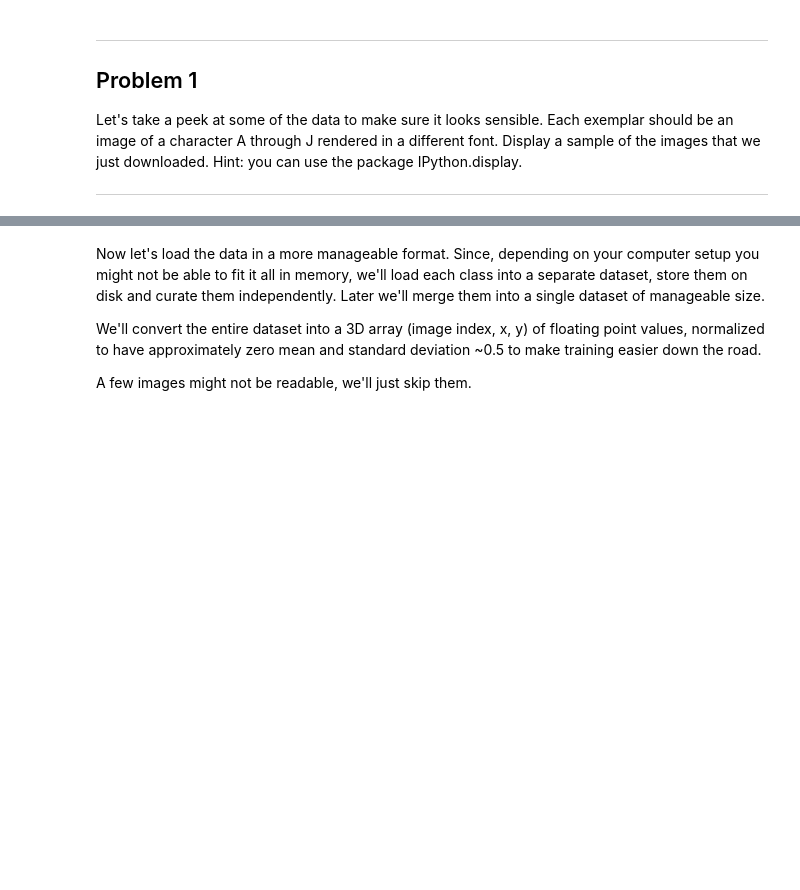
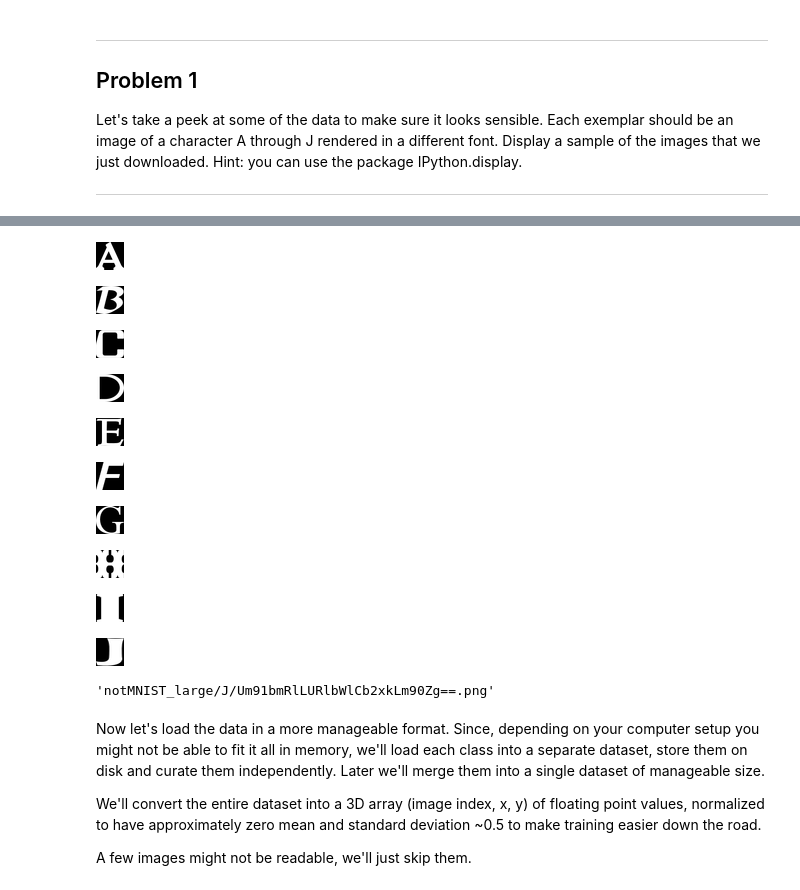
Before and after one commit to Singhalingh/tensorflow, a Jupyter notebook: tensorflow/examples/udacity/1_notmnist.ipynb, the cells around one changed output, grey strips where cells are left out. Drawn from its saved outputs; the diff is of its cells as text; code cells hidden in the pictures; blank space fills up the shorter version.

```diff
--- a/tensorflow/examples/udacity/1_notmnist.ipynb
+++ b/tensorflow/examples/udacity/1_notmnist.ipynb
@@ -112,3 +129,29 @@ Let's take a peek at some of the data to make sure it looks sensible. Each exemp
+# %%
+import os, random
+dir_name = "notMNIST_large"
+folder_names = ["A", "B", "C", "D", "E", "F", "G", "H", "I", "J"]
+for folder in folder_names:
+    im_name = random.choice(os.listdir(dir_name + "/" + folder))
+    im_file = dir_name + "/" + folder + "/" + im_name
+    display(Image(filename=im_file))
+# %% [output]
+[figure, added]
+[figure, added]
+[figure, added]
+[figure, added]
+[figure, added]
+[figure, added]
+[figure, added]
+[figure, added]
+[figure, added]
+[figure, added]
+# %%
+dir_name = "notMNIST_large"
+folder_names = ["A", "B", "C", "D", "E", "F", "G", "H", "I", "J"]
+random.choice(os.listdir(dir_name + "/" + "A"))
+dir_name + "/" + folder + "/" + im_name
+# %% [output]
+'notMNIST_large/J/Um91bmRlLURlbWlCb2xkLm90Zg==.png'
 # %% [markdown]
 Now let's load the data in a more manageable format. Since, depending on your computer setup you might not be able to fit it all in memory, we'll load each class into a separate dataset, store them on disk and curate them independently. Later we'll merge them into a single dataset of manageable size.
 
```
Also changed, not shown: parts of 18 cells of this notebook.
